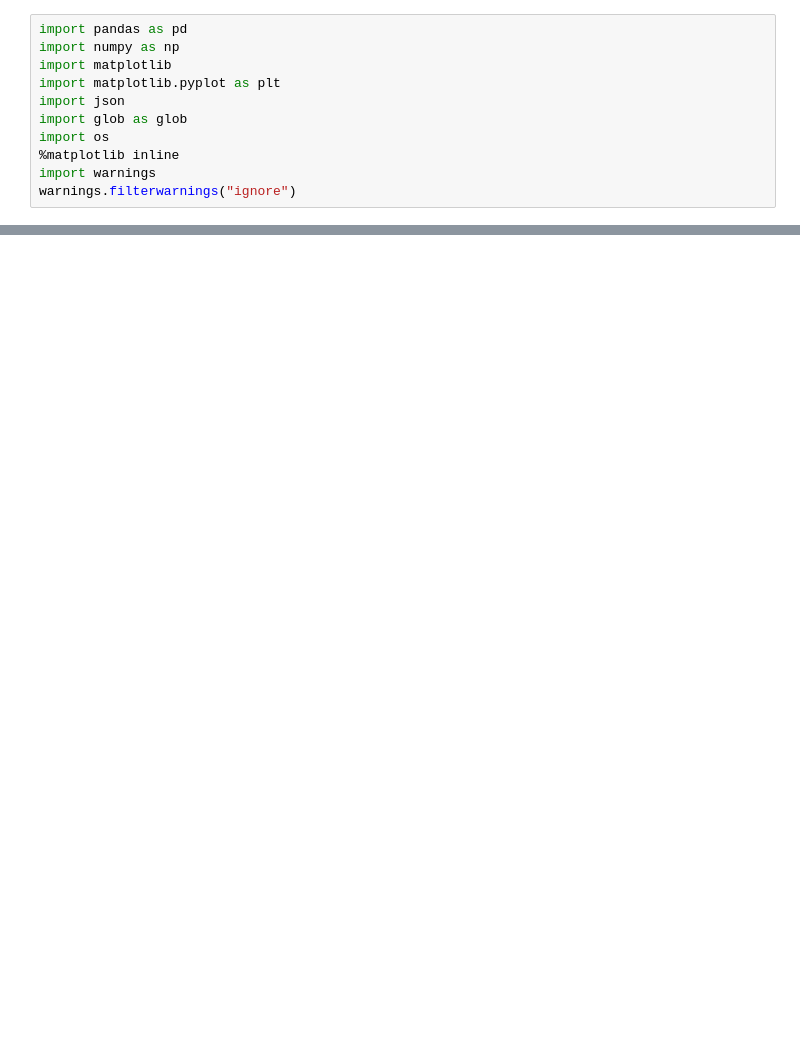
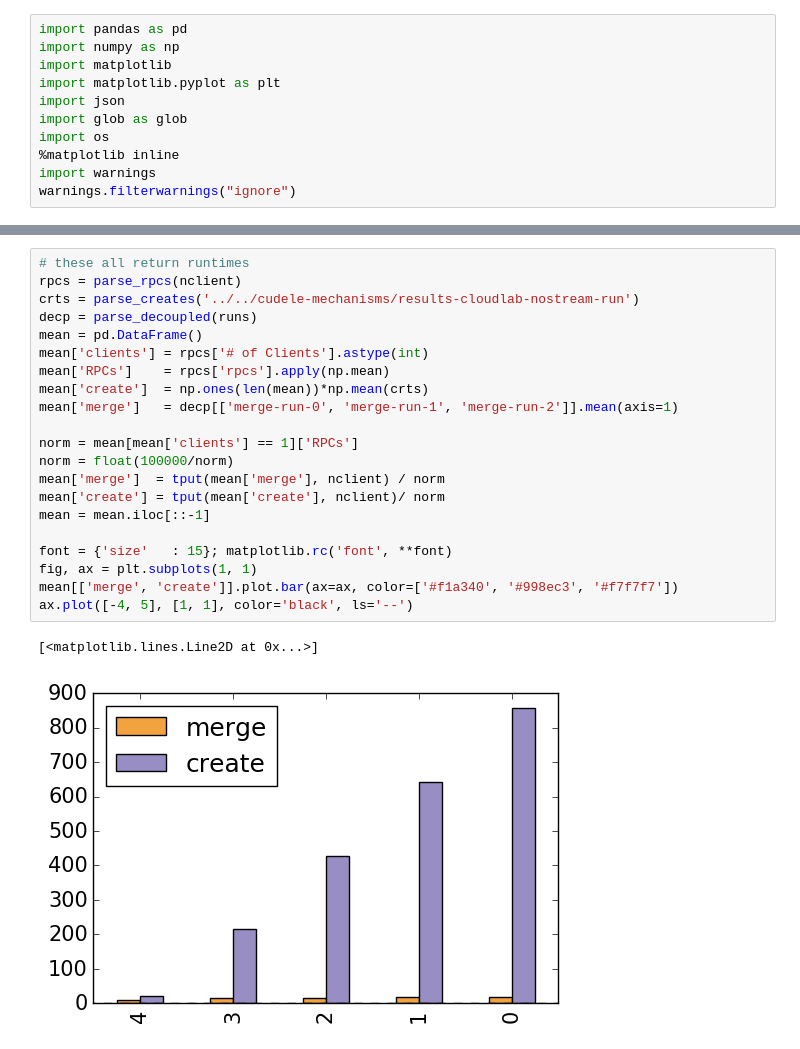
Before and after one commit to michaelsevilla/cudele-popper, a Jupyter notebook: experiments/cudele-mergescale/visualize/viz.ipynb, the cells around one changed output, grey strips where cells are left out. Drawn from its saved outputs; the diff is of its cells as text; blank space fills up the shorter version.

```diff
--- a/experiments/cudele-mergescale/visualize/viz.ipynb
+++ b/experiments/cudele-mergescale/visualize/viz.ipynb
@@ -103,0 +117,24 @@ fig.savefig('../../../paper/graphs/mergescale.png', bbox_inches='tight', dpi=400
+# %%
+# these all return runtimes
+rpcs = parse_rpcs(nclient)
+crts = parse_creates('../../cudele-mechanisms/results-cloudlab-nostream-run')
+decp = parse_decoupled(runs)
+mean = pd.DataFrame()
+mean['clients'] = rpcs['# of Clients'].astype(int)
+mean['RPCs']    = rpcs['rpcs'].apply(np.mean)
+mean['create']  = np.ones(len(mean))*np.mean(crts)
+mean['merge']   = decp[['merge-run-0', 'merge-run-1', 'merge-run-2']].mean(axis=1)
+
+norm = mean[mean['clients'] == 1]['RPCs']
+norm = float(100000/norm)
+mean['merge']  = tput(mean['merge'], nclient) / norm
+mean['create'] = tput(mean['create'], nclient)/ norm
+mean = mean.iloc[::-1]
+
+font = {'size'   : 15}; matplotlib.rc('font', **font)
+fig, ax = plt.subplots(1, 1)
+mean[['merge', 'create']].plot.bar(ax=ax, color=['#f1a340', '#998ec3', '#f7f7f7'])
+ax.plot([-4, 5], [1, 1], color='black', ls='--')
+# %% [output]
+[<matplotlib.lines.Line2D at 0x...>]
+[figure, added]
```
Also changed, not shown: parts of 3 cells of this notebook, 18 other files.
